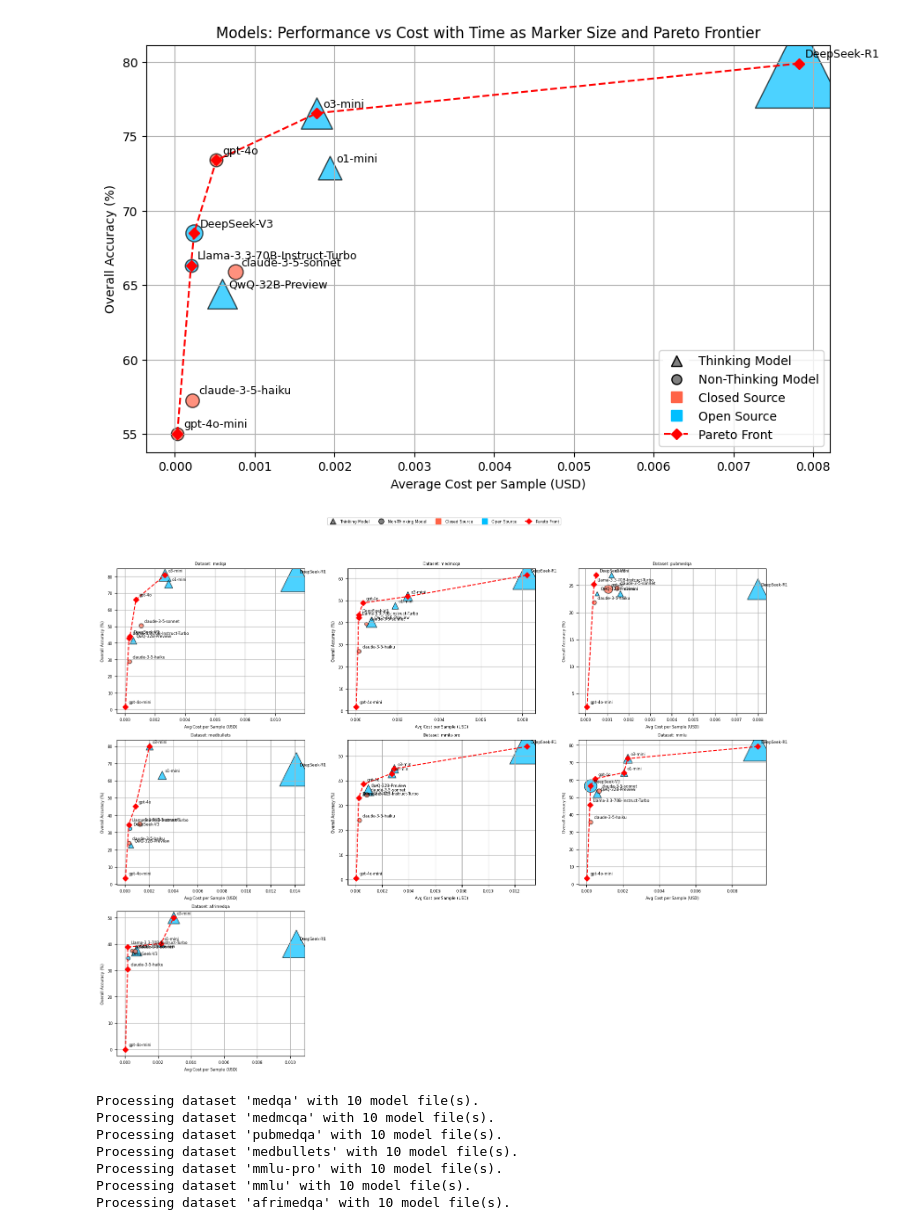
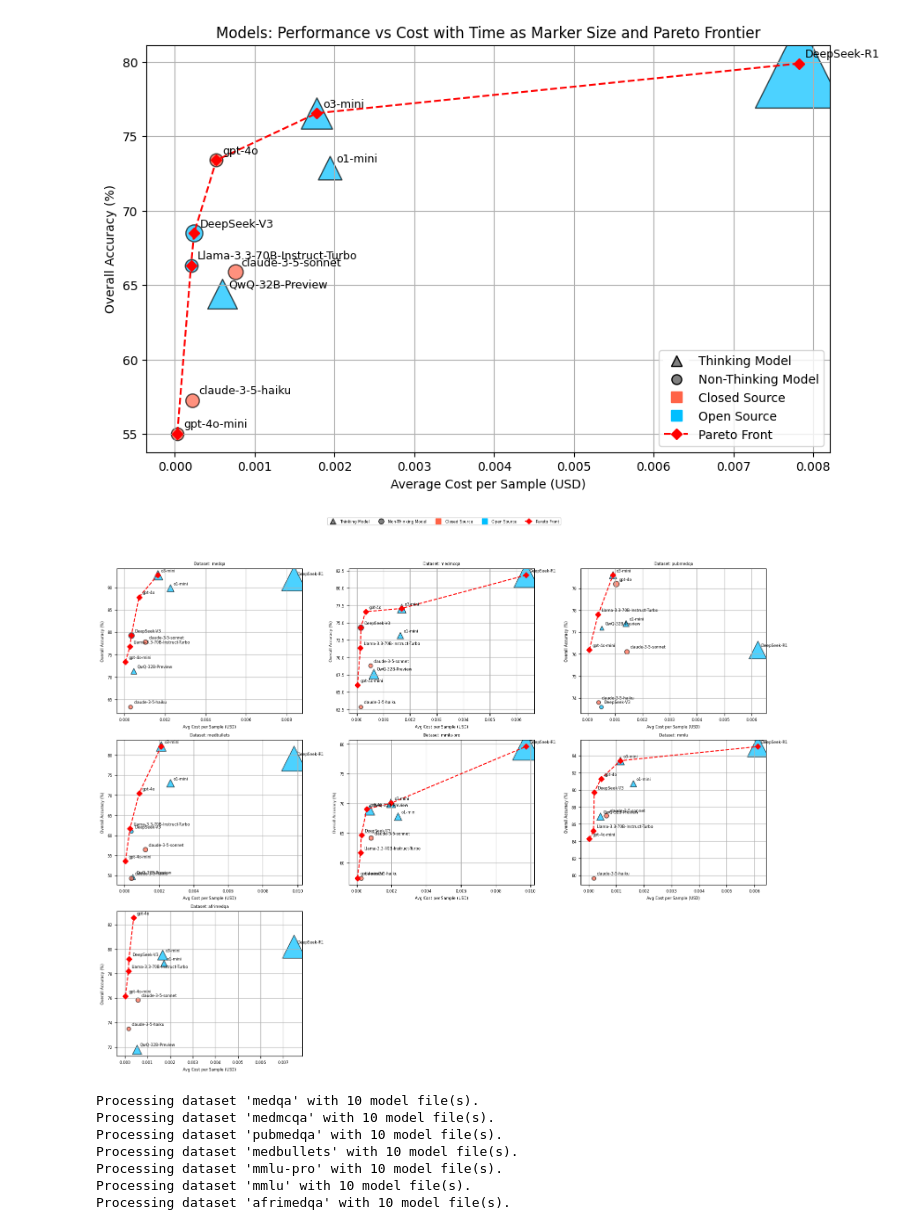
Before and after one commit to mahdi-shafiei/MedAgents-2, a Jupyter notebook: baselines/MedPrompt/misc.ipynb, the cells around one changed output. Saved outputs shown, nothing was run; the diff lists cells and outputs as text; code cells hidden in the pictures.

Commit message:
[hardset] add hardset and probing for data leakage

```diff
--- a/baselines/MedPrompt/misc.ipynb
+++ b/baselines/MedPrompt/misc.ipynb
@@ -30,6 +30,11 @@ def save_as_jsonl(json_list, output_file_path):
 def load_json(file_path):
     with open(file_path, 'r', encoding='utf-8') as file:
         data = json.load(file)
+    return data
+
+def load_jsonl(file_path):
+    with open(file_path, 'r', encoding='utf-8') as file:
+        data = [json.loads(line.strip()) for line in file]
     return data
 
 def deduplicate_data(data):
@@ -83,13 +88,13 @@ def calculate_time_from_data(data):
     return total_time / len(data)
 
 tasks = {
-    'medqa': ['test_hard', 'test'],
-    'pubmedqa': ['test_hard', 'test'],
-    'medmcqa': ['test_hard', 'test'],
-    'medbullets': ['test_hard', 'test'],
-    'mmlu': ['test_hard', 'test'],
-    'mmlu-pro': ['test_hard', 'test'],
-    'afrimedqa': ['test_hard', 'test'],
+    'medqa': ['test'],
+    'pubmedqa': ['test'],
+    'medmcqa': ['test'],
+    'medbullets': ['test'],
+    'mmlu': ['test'],
+    'mmlu-pro': ['test'],
+    'afrimedqa': ['test'],
 }
 models = [
     'o3-mini',
@@ -308,7 +390,7 @@ for idx, dataset in enumerate(datasets):
 
     for model in model_names:
         model_filename = model.replace('/', '_')
-        file_path = os.path.join('.', 'output', dataset, f"{model_filename}-{dataset}-test_hard-zero_shot.json")
+        file_path = os.path.join('.', 'output', dataset, f"{model_filename}-{dataset}-test-zero_shot.json")
 
         if not os.path.exists(file_path):
             print(f"JSON file not found for model '{model}' in dataset '{dataset}': {file_path}")
@@ -393,34 +475,34 @@ for idx, dataset in enumerate(datasets):
         is_closed = ('gpt' in lower_model or 'claude' in lower_model)
         color = 'tomato' if is_closed else 'deepskyblue'
 
         ax.scatter(cost, acc_percent, s=marker_size, marker=marker, color=color, alpha=0.7, edgecolors='k')
         ax.annotate(model, (cost, acc_percent), textcoords="offset points", xytext=(5, 5), fontsize=6)
 
     # Overlay the Pareto frontier.
     ax.plot(ds_pareto_costs, ds_pareto_accs, color='red', linestyle='--', marker='D', markersize=6)
     ax.set_title(f"Dataset: {dataset}", fontsize=6)
     ax.set_xlabel("Avg Cost per Sample (USD)", fontsize=6)
     ax.set_ylabel("Overall Accuracy (%)", fontsize=6)
     ax.grid(True)
 
 # Disable any extra subplots if the grid is larger than the number of datasets.
 for j in range(len(datasets), len(axes)):
     axes[j].axis('off')
 
 # Create one unified legend for all subplots.
 legend_elements = [
     Line2D([0], [0], marker='^', color='w', label='Thinking Model', markerfacecolor='gray', markersize=8, markeredgecolor='k'),
     Line2D([0], [0], marker='o', color='w', label='Non-Thinking Model', markerfacecolor='gray', markersize=8, markeredgecolor='k'),
     Line2D([0], [0], marker='s', color='tomato', label='Closed Source', markersize=8, linestyle='None'),
     Line2D([0], [0], marker='s', color='deepskyblue', label='Open Source', markersize=8, linestyle='None'),
     Line2D([0], [0], marker='D', color='red', label='Pareto Front', markersize=6, linestyle='--')
 ]
 fig.legend(handles=legend_elements, loc='upper center', ncol=5, fontsize=6)
 
 plt.tight_layout(rect=[0, 0, 1, 0.93])
 plt.show()
 # %% [output]
-[figure, old version]
+[figure, new version]
 # %%
 import os
 import json
```
Also changed, not shown: parts of 2 cells of this notebook, 11 other files.
